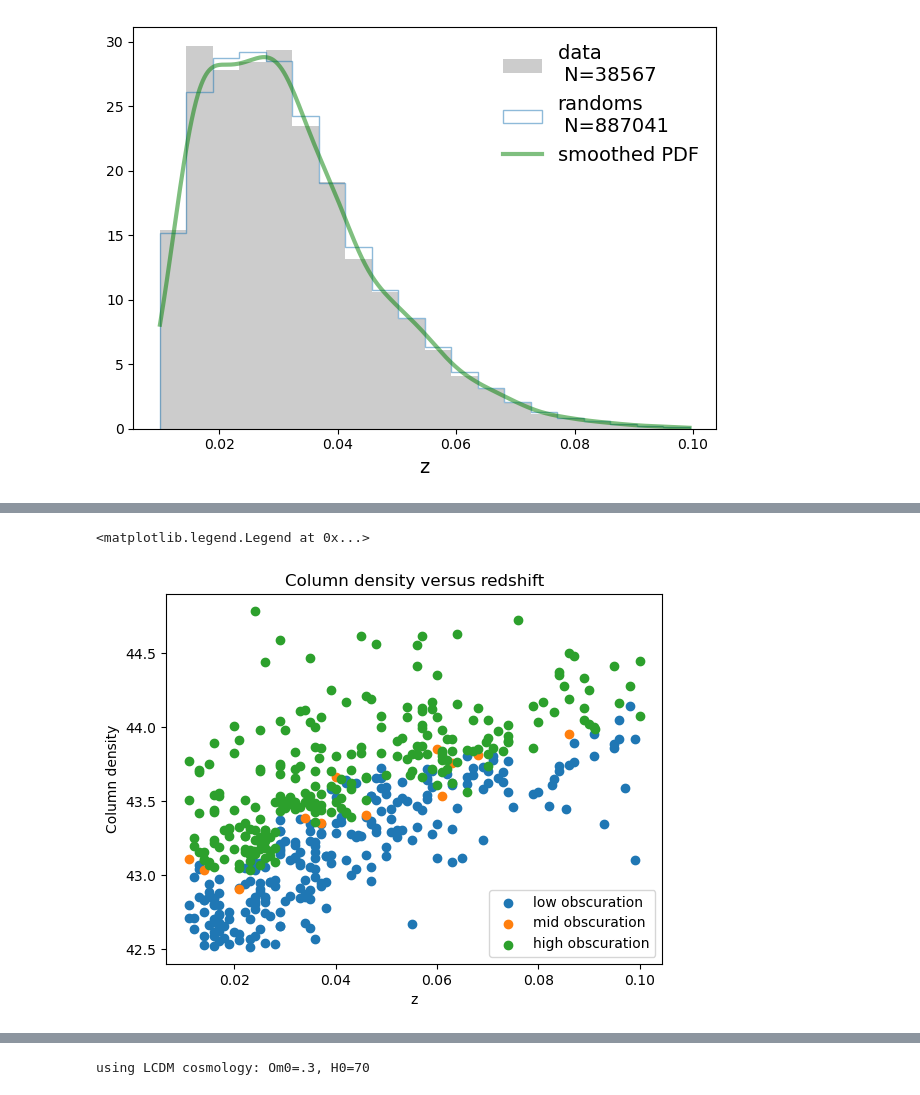
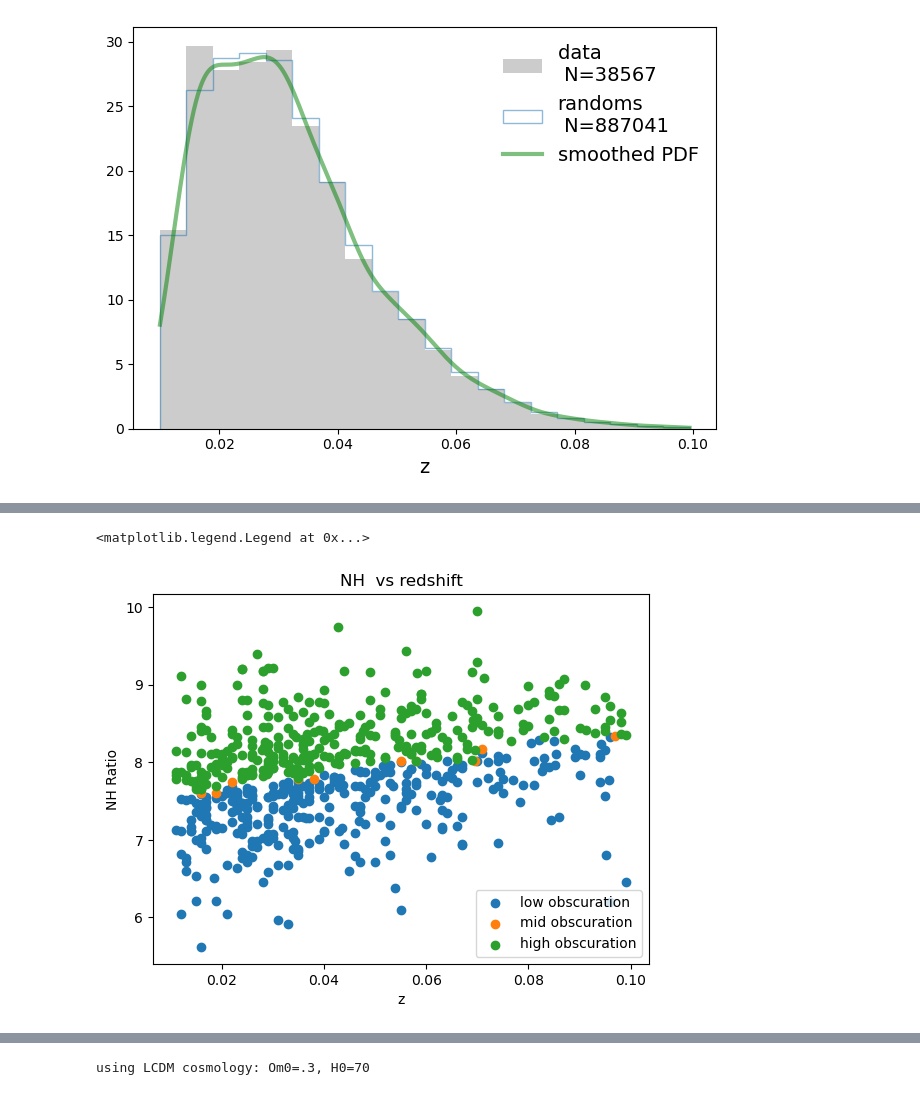
Before and after one commit to mcp74/AGNclustering, a Jupyter notebook: binned_luminosity_columndensity_eddratio_clustering.ipynb, the cells around one changed output, grey strips where cells are left out. Saved outputs shown, nothing was run; the diff lists cells and outputs as text; code cells hidden in the pictures.

```diff
--- a/binned_luminosity_columndensity_eddratio_clustering.ipynb
+++ b/binned_luminosity_columndensity_eddratio_clustering.ipynb
@@ -81,9 +81,8 @@ grand = grandt[(grandt['b']<-8) | (grandt['b']>8)]
 number of randoms: 887041
 [figure]
 # %%
-nonzero=agn['NH']>0
+nonzero=agn['Mbh']!=0
 agnmass=agn[nonzero]
-
 # bins for wppi/wprp
 ratiobins=np.arange(0,13,1,dtype=float)
 ratiobins[0]=0.01
@@ -94,11 +93,17 @@ pimax=40
 # Different pibins
 pibins = np.logspace(0,np.log10(40),6, dtype=int)
 linpibins = np.arange(1,41,1)
+pibinsmod = np.logspace(0,np.log10(40),3, dtype=int)
+pibinsmod[0]=2
+pibinsmod[1]=10
 
 # Different rp bins
 binsmod = np.logspace(0,np.log10(40),6,dtype=int)
 binsmod = binsmod.astype(dtype=float)
 binsmod = np.insert(binsmod, 0, 0.1)
+binsmod = np.delete(binsmod,1)
+binsmod = np.delete(binsmod,2)
+binsmod[2]=10.0
 
 linbins = np.arange(0,41,1, dtype=float)
 linbins[0] = 0.01
@@ -111,7 +116,7 @@ bins = np.logspace(-1, np.log10(40), nbins + 1)
 stmin=np.min(agnmass['z'])
 stmax=np.max(agnmass['z'])
 increm=(0.100001-stmin)/9
-zbins=np.arange(stmin,stmax+increm,increm)
+zbins=np.arange(0.01,.11,.01)
 
 
 stmin=np.min(agnmass['z'])
@@ -125,9 +130,9 @@ stmax=np.max(agnmass['log_Ms'][agnmass['log_Ms']>8])
 increm=(stmax-stmin)/5
 msbinsmod=np.arange(stmin,stmax+increm,increm)
 
-
 increm=(stmax-stmin)/9
 msbins=np.arange(stmin,stmax+increm,increm)
 
 # percentage of each mass bin
 percentile=50
+print(zbins)
@@ -135,5 +142,6 @@ percentile=50
 # pdf=PdfPages('/home/almhatre/data/Plots/Binned Obscuration Clustering 33 percentile.pdf')
 # %%
 %autoreload 2
-agnhighmass, agnmidmass, agnlowmass = control_mult_var(agn=agnmass,bins1=zbinsmod,bins2=msbinsmod,control1='z',control2='log_Ms',var='L210',percentile=percentile)
+
+agnlowmass, agnmidmass, agnhighmass = control_var(agn=agnmass,bins=zbins,control='z',var='Mbh',percentile=percentile)
 # %%
@@ -172,11 +180,12 @@ plt.legend()
 # %%
-plt.scatter(agnlowmass['z'],agnlowmass['L210'],label='low obscuration')
-plt.scatter(agnmidmass['z'],agnmidmass['L210'],label="mid obscuration")
-plt.scatter(agnhighmass['z'],agnhighmass['L210'],label='high obscuration')
+
+plt.scatter(agnlowmass['z'],agnlowmass['Mbh'],label='low obscuration')
+plt.scatter(agnmidmass['z'],agnmidmass['Mbh'],label="mid obscuration")
+plt.scatter(agnhighmass['z'],agnhighmass['Mbh'],label='high obscuration')
 plt.xlabel('z')
-plt.ylabel('Column density')
-plt.title('Column density versus redshift')
+plt.ylabel('NH Ratio')
+plt.title('NH  vs redshift')
 plt.legend()
 # %% [output]
 <matplotlib.legend.Legend at 0x...>
-[figure, old version]
+[figure, new version]
```
Also changed, not shown: parts of 17 cells of this notebook, 11 other files.
